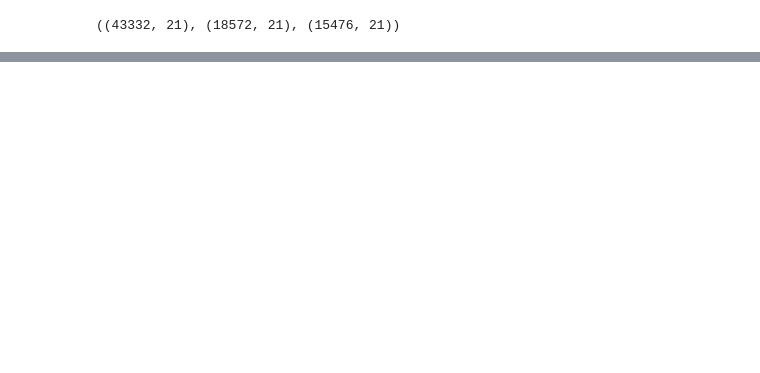
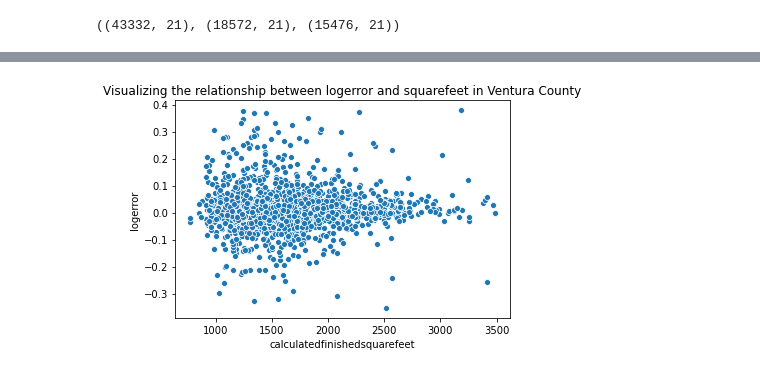
Before and after one commit to CSolitaire/clustering-exercises, a Jupyter notebook: project_exploration_test.ipynb, the cells around one changed output, grey strips where cells are left out. Drawn from its saved outputs; the diff is of its cells as text; code cells hidden in the pictures; blank space fills up the shorter version.

```diff
--- a/project_exploration_test.ipynb
+++ b/project_exploration_test.ipynb
@@ -169,0 +76,9 @@ la_df.shape
+# %%
+# How bedroomcount affects the relationship between squarefeet and logerror (Ventura County)
+
+sns.scatterplot(x='calculatedfinishedsquarefeet', y='logerror',
+               data=vc_train_df)
+plt.title("Visualizing the relationship between logerror and squarefeet in Ventura County")
+plt.show()
+# %% [output]
+[figure, added]
```
Also changed, not shown: parts of 24 cells of this notebook.
